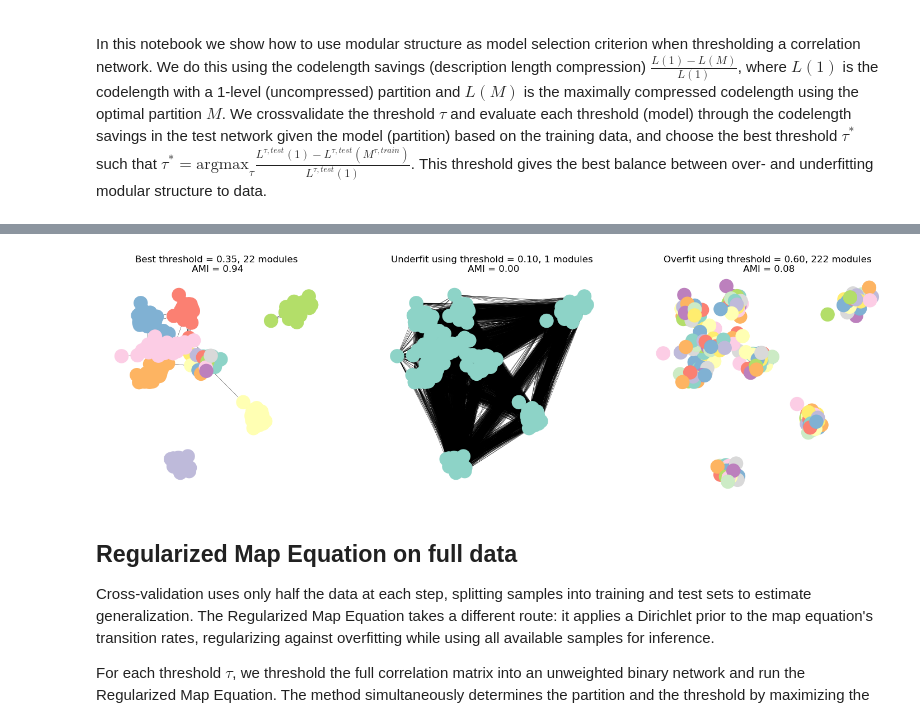
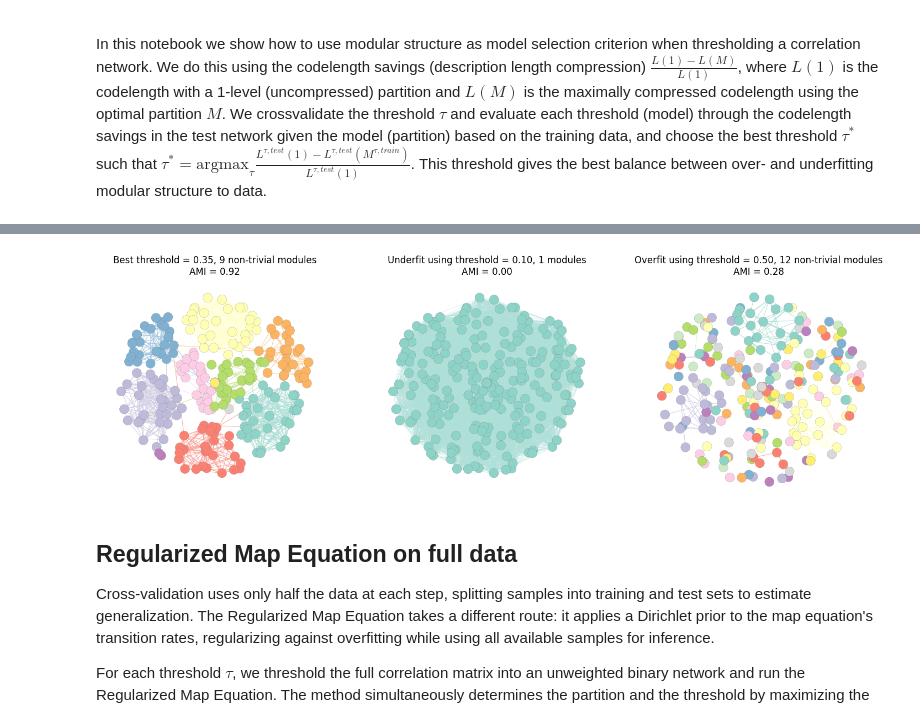
Before and after one commit to mapequation/infomap-tutorial-notebooks, a Jupyter notebook: 9.4 Model Selection with Correlational Data.ipynb, the cells around one changed output, grey strips where cells are left out. Saved outputs shown, nothing was run; the diff lists cells and outputs as text; code cells hidden in the pictures.

```diff
--- a/9.4 Model Selection with Correlational Data.ipynb
+++ b/9.4 Model Selection with Correlational Data.ipynb
@@ -9,6 +9,18 @@ import seaborn as sns
 import pandas as pd
 import infomap
 from sklearn.metrics import adjusted_mutual_info_score
+# %%
+# Blend a color toward white by `factor` to get a lighter shade
+def lighten(color, factor=0.5):
+    return tuple(v + (1 - v) * factor for v in color[:3])
+
+# For each edge pick one endpoint's module color at random, then lighten it
+def make_edge_colors(G, modules, palette, rng, factor=0.3):
+    colors = []
+    for u, v in G.edges():
+        node = rng.choice([u, v])
+        colors.append(lighten(palette[modules[node] - 1], factor))
+    return colors
 # %%
 def blockCov(num_blocks, block_size, covariance):
     # block diagonal matrix to use as covariance matrix in multivariate normal distribution
@@ -85,52 +100,83 @@ ax.grid(), ax.legend(), ax.set_xlabel('Threshold'), ax.set_ylabel('Codelength sa
 # %%
-# plot networks with modules, including underfit and overfit of modules to data
-fig, (ax1, ax2, ax3) = plt.subplots(1, 3, figsize = (18,5))
-r = np.abs(np.dot(sample.T, sample) / sample.shape[0])#np.dot(sample.T, sample) / sample.shape[0]
-# use the threshold found above
+# Visualise the three thresholding regimes side by side:
+#   left  – best threshold τ* selected by cross-validation
+#   middle – underfit (low τ → dense graph, modules merge)
+#   right  – overfit  (high τ → sparse graph, modules fragment)
+fig, (ax1, ax2, ax3) = plt.subplots(1, 3, figsize=(18, 5))
+
+rng = np.random.default_rng(42)
+
+# Compute absolute correlation matrix; diagonal set to 0 to remove self-loops
+r = np.abs(np.dot(sample.T, sample) / sample.shape[0])
+np.fill_diagonal(r, 0)
+
+# --- Best threshold (left panel) ---
 threshold = threshold_best
-np.fill_diagonal(r, 0)
 G_best = nx.from_numpy_array(r * (r > threshold))
-im = infomap.Infomap(silent = True, two_level = True)
+im = infomap.Infomap(silent=True, two_level=True)
 im.add_networkx_graph(G_best)
 im.run()
-nodelist = G_best.nodes
-modules = dict(im.modules)
+nodelist    = G_best.nodes
+modules     = dict(im.modules)
 num_modules = im.num_top_modules
+
+# Build layout from connected nodes only; scatter isolates near the centre
+# so the spring layout is not distorted by degree-0 nodes
 connected = [n for n in G_best.nodes if G_best.degree(n) > 0]
-pos = nx.spring_layout(G_best.subgraph(connected), seed=42)
+# pos = nx.spring_layout(G_best.subgraph(connected), seed=42)
+pos = nx.forceatlas2_layout(G_best.subgraph(connected), jitter_tolerance=1.0,
+                            scaling_ratio=0.2, gravity=1.5, strong_gravity=True,
+                            node_mass=None, node_size=None, weight=None, seed=42)
 center = np.mean(list(pos.values()), axis=0)
-rng = np.random.default_rng(42)
 for n in nx.isolates(G_best):
     pos[n] = center + rng.uniform(-0.1, 0.1, 2)
+
 AMI = adjusted_mutual_info_score(list(modules.values()), plantedPartition)
-nx.draw(G_best, pos = pos, ax = ax1, node_color = [sns.color_palette('Set3', n_colors=num_modules)[modules[node]-1] for node in nodelist], width = 0.3)
-ax1.axis("off"), ax1.set_title(f"Best threshold = {threshold_best:.2f}, {num_modules} modules\n AMI = {AMI:.2f}")
-# underfit the modular structure to the data
+palette = sns.color_palette('Set3', n_colors=num_modules)
+node_colors = [palette[modules[node]-1] for node in nodelist]
+nx.draw(G_best, pos=pos, ax=ax1,
+        node_color=node_colors, edgecolors='gray', linewidths=0.2, node_size=150,
+        edge_color=make_edge_colors(G_best, modules, palette, rng), width=0.7)
+ax1.axis("off")
+ax1.set_title(f"Best threshold = {threshold_best:.2f}, {im.num_non_trivial_top_modules} non-trivial modules\nAMI = {AMI:.2f}")
+
+# --- Underfit (middle panel): low threshold keeps weak correlations → modules merge ---
 threshold = 0.1
 G_underfit = nx.from_numpy_array(r * (r > threshold))
-im = infomap.Infomap(silent = True, two_level = True)
+im = infomap.Infomap(silent=True, two_level=True)
 im.add_networkx_graph(G_underfit)
 im.run()
-nodelist = G_underfit.nodes
-modules = dict(im.modules)
+nodelist    = G_underfit.nodes
+modules     = dict(im.modules)
 num_modules = im.num_top_modules
 AMI = adjusted_mutual_info_score(list(modules.values()), plantedPartition)
-nx.draw(G_underfit, pos = pos, ax = ax2, node_color = [sns.color_palette('Set3', n_colors=num_modules)[modules[node]-1] for node in nodelist], width = 0.3)
-ax2.axis("off"), ax2.set_title(f"Underfit using threshold = {threshold:.2f}, {num_modules} modules\n AMI = {AMI:.2f}")
-# overfit the modular structure to the data
-threshold = 0.6
+palette = sns.color_palette('Set3', n_colors=num_modules)
+node_colors = [palette[modules[node]-1] for node in nodelist]
+nx.draw(G_underfit, pos=pos, ax=ax2,
+        node_color=node_colors, edgecolors='gray', linewidths=0.2, node_size=150,
+        edge_color=make_edge_colors(G_underfit, modules, palette, rng), width=0.3)
+ax2.axis("off")
+ax2.set_title(f"Underfit using threshold = {threshold:.2f}, {im.num_top_modules} modules\nAMI = {AMI:.2f}")
+
+# --- Overfit (right panel): high threshold keeps only strong correlations → modules fragment ---
+threshold = 0.5
 G_overfit = nx.from_numpy_array(r * (r > threshold))
-im = infomap.Infomap(silent = True, two_level = True)
+im = infomap.Infomap(silent=True, two_level=True)
 im.add_networkx_graph(G_overfit)
 im.run()
-nodelist = G_overfit.nodes
-modules = dict(im.modules)
+nodelist    = G_overfit.nodes
+modules     = dict(im.modules)
 num_modules = im.num_top_modules
-nx.draw(G_overfit, pos = pos, ax = ax3, node_color = [sns.color_palette('Set3', n_colors=num_modules)[modules[node]-1] for node in nodelist], width = 0.3)
 AMI = adjusted_mutual_info_score(list(modules.values()), plantedPartition)
-ax3.axis("off"), ax3.set_title(f"Overfit using threshold = {threshold:.2f}, {num_modules} modules\n AMI = {AMI:.2f}");
+palette = sns.color_palette('Set3', n_colors=num_modules)
+node_colors = [palette[modules[node]-1] for node in nodelist]
+nx.draw(G_overfit, pos=pos, ax=ax3,
+        node_color=node_colors, edgecolors='gray', linewidths=0.2, node_size=150,
+        edge_color=make_edge_colors(G_overfit, modules, palette, rng), width=0.7)
+ax3.axis("off")
+ax3.set_title(f"Overfit using threshold = {threshold:.2f}, {im.num_non_trivial_top_modules} non-trivial modules\nAMI = {AMI:.2f}");
 # %% [output]
-[figure, old version]
+[figure, new version]
 # %% [markdown]
 ## Regularized Map Equation on full data
 
```
Also changed, not shown: parts of 4 cells of this notebook.
